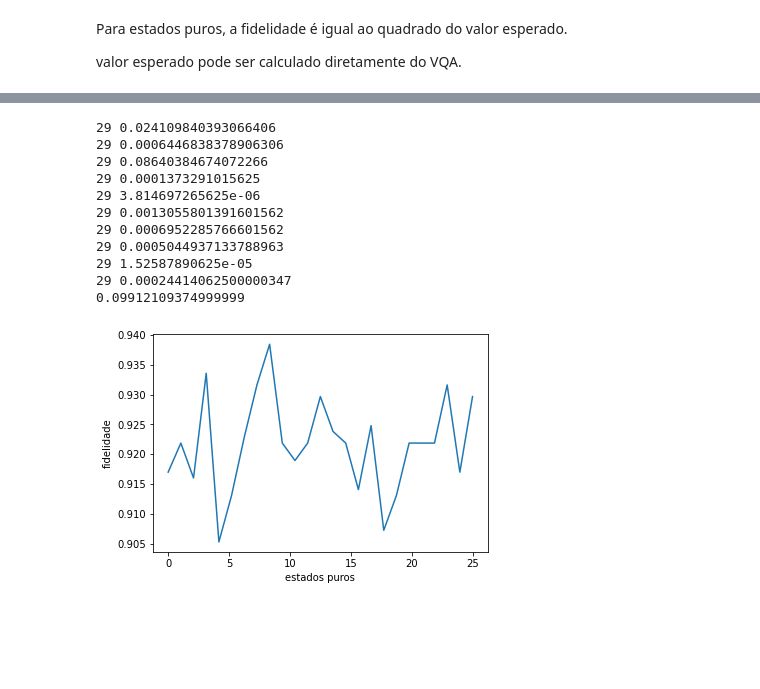
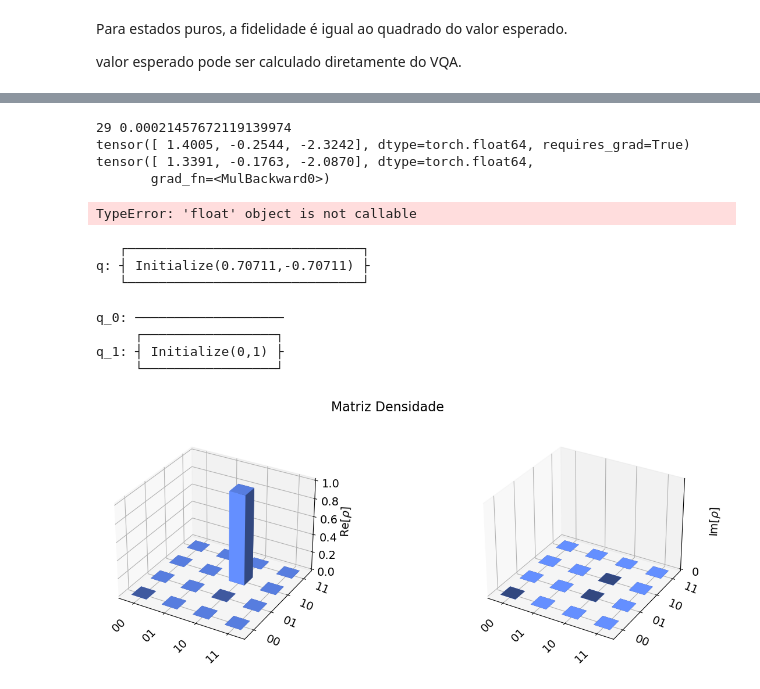
Before and after one commit to SchultzVV/Qiskit, a Jupyter notebook: Conteúdo/prep_multiplos_estados_puros_usando_fidelidade.ipynb, the cells around one changed output, grey strips where cells are left out. Cells and saved outputs as stored; diff of their text form; code cells hidden in the pictures; blank space fills up the shorter version.

Commit message:
adicionando a funcao qiskit initialize

```diff
--- a/Conteúdo/prep_multiplos_estados_puros_usando_fidelidade.ipynb
+++ b/Conteúdo/prep_multiplos_estados_puros_usando_fidelidade.ipynb
@@ -210,28 +73,40 @@ def train(params,target_op):
 # %%
-for i in range(10):
-    fidelidade_media = 0
-    target_op, params = init_state_params()
-    best_params, best_loss = train(params,target_op)
-    fidelidade_media += fidelidade(target_op)
-fidelidade_media = fidelidade_media/10
-print(fidelidade_media)
+target_op, params = init_state_params()
+best_params, best_loss = train(params,target_op)
+print(params)
+print(best_params)
+f = fidelidade(best_params, target_op)
+print(f)
 # %% [output]
-29 0.024109840393066406
-29 0.0006446838378906306
-29 0.08640384674072266
-29 0.0001373291015625
-29 3.814697265625e-06
-29 0.0013055801391601562
-29 0.0006952285766601562
-29 0.0005044937133788963
-29 1.52587890625e-05
-29 0.00024414062500000347
-0.09912109374999999
+29 0.00021457672119139974
+tensor([ 1.4005, -0.2544, -2.3242], dtype=torch.float64, requires_grad=True)
+tensor([ 1.3391, -0.1763, -2.0870], dtype=torch.float64,
+       grad_fn=<MulBackward0>)
+TypeError: 'float' object is not callable
-# %%
-x=np.linspace(0,len(fidelity),len(fidelity))
-plt.plot(x, fidelity)
-plt.xlabel('estados puros')
-plt.ylabel('fidelidade')
-plt.show()
-# %% [output]
-[figure, removed]
+# %%
+import numpy as np
+from qiskit import QuantumCircuit
+
+circuit = QuantumCircuit(1)
+circuit.initialize([1/np.sqrt(2), -1/np.sqrt(2)], 0)
+circuit.draw()
+# %% [output]
+   ┌──────────────────────────────┐
+q: ┤ Initialize(0.70711,-0.70711) ├
+   └──────────────────────────────┘
+# %%
+import numpy as np
+from qiskit import QuantumCircuit
+
+circuit = QuantumCircuit(2)
+circuit.initialize([0, 1], 1)
+circuit.draw()
+# %% [output]
+q_0: ───────────────────
+     ┌─────────────────┐
+q_1: ┤ Initialize(0,1) ├
+     └─────────────────┘
+# %%
+plot_state_city(circuit, title='Matriz Densidade')
+# %% [output]
+[figure, added]
```
Also changed, not shown: parts of 15 cells of this notebook, 2 other files.
